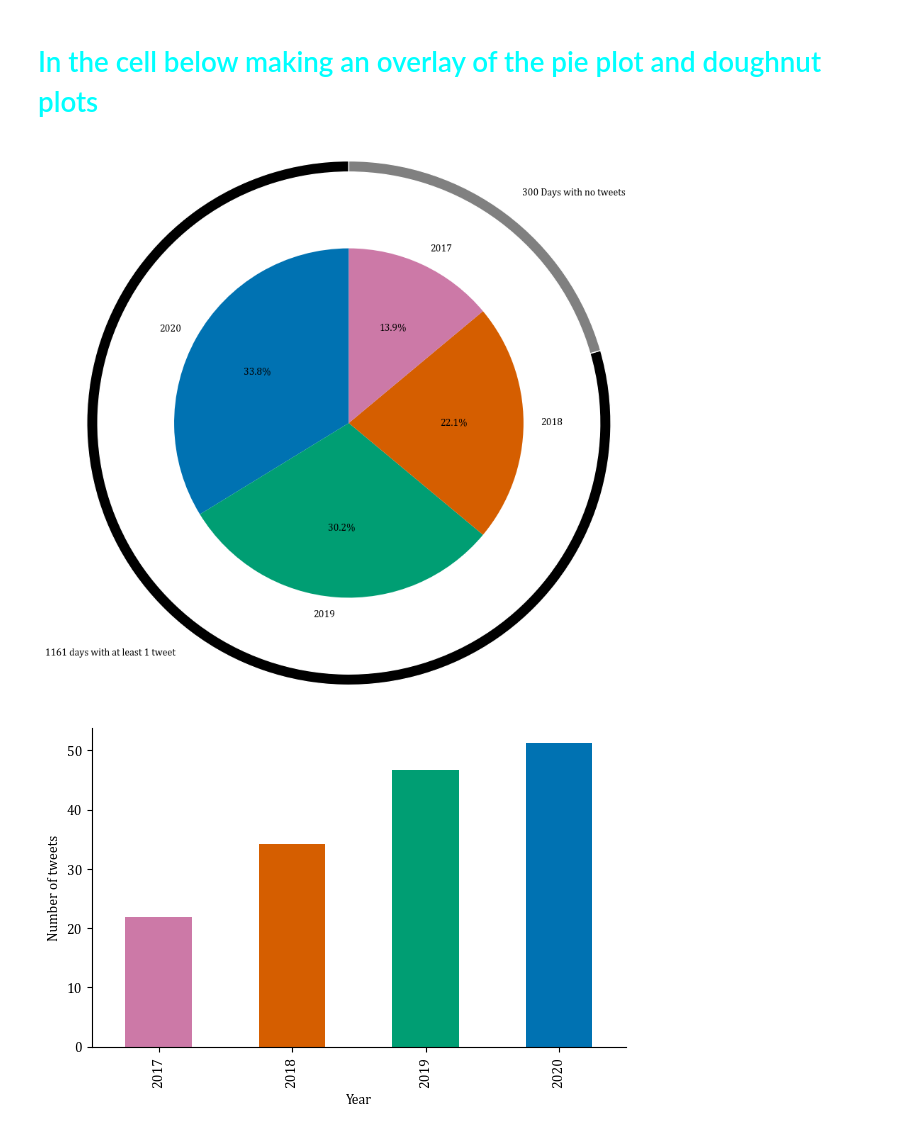
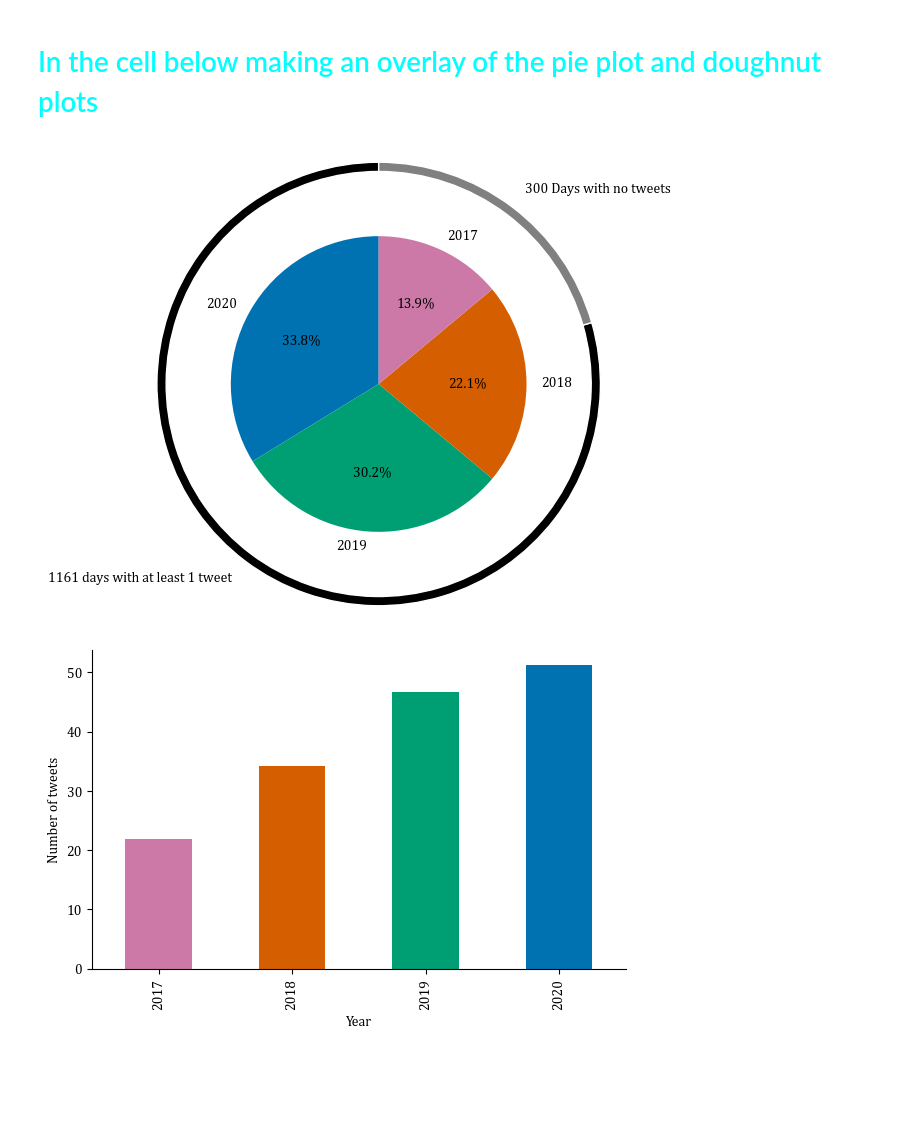
Before and after one commit to Htbibalan/PYTHON_COURSE_2024, a Jupyter notebook: notebooks/hel8048_project.ipynb, the cells around one changed output. Saved outputs shown, nothing was run; the diff lists cells and outputs as text; code cells hidden in the pictures; blank space fills up the shorter version.

```diff
--- a/notebooks/hel8048_project.ipynb
+++ b/notebooks/hel8048_project.ipynb
@@ -114,32 +114,32 @@ len(trump_dates)
 # %%
 tweets_per_year = df_trump['date'].dt.year.value_counts().sort_index(ascending=False)
 all_dates = pd.date_range(start='2017-01-01', end='2020-12-31')
 trump_dates = df_trump['date'].dt.date.unique()
 missing_dates = all_dates[~all_dates.isin(trump_dates)]
 # Data for the doughnut plot
 len(all_dates)
 total_days = 1461
 len(missing_dates)
 days_with_no_tweets = 300
 days_with_tweets = total_days - days_with_no_tweets  # Calculated days with at least one tweet
 
 # Setting up the figure
-plt.figure(figsize=(10, 10))
+plt.figure(figsize=(8, 6))
 
 # Making the pie plot for the percentage of tweets per year, positioned centrally with a smaller radius
 plt.pie(tweets_per_year, labels=tweets_per_year.index, autopct='%1.1f%%', startangle=90, radius=0.8,
         colors=['#0072B2', '#009E73', '#D55E00', '#CC79A7'])
 
 # Adding the doughnut plot around the pie plot with a larger diameter but thinner width
 plt.pie([days_with_tweets, days_with_no_tweets], radius=1.2, startangle=90,
         colors=['black', 'grey'], wedgeprops=dict(width=0.05, edgecolor='w'),labels=['1161 days with at least 1 tweet', '300 Days with no tweets'])
 
 plt.savefig(fig_folder + "pie_doughnut.png")
 
 plt.title('')
 plt.show()
 # %% [output]
-[figure, old version]
+[figure, new version]
 # %%
 
 #Average number of tweets per week per year
```
Also changed, not shown: 2 other files.
